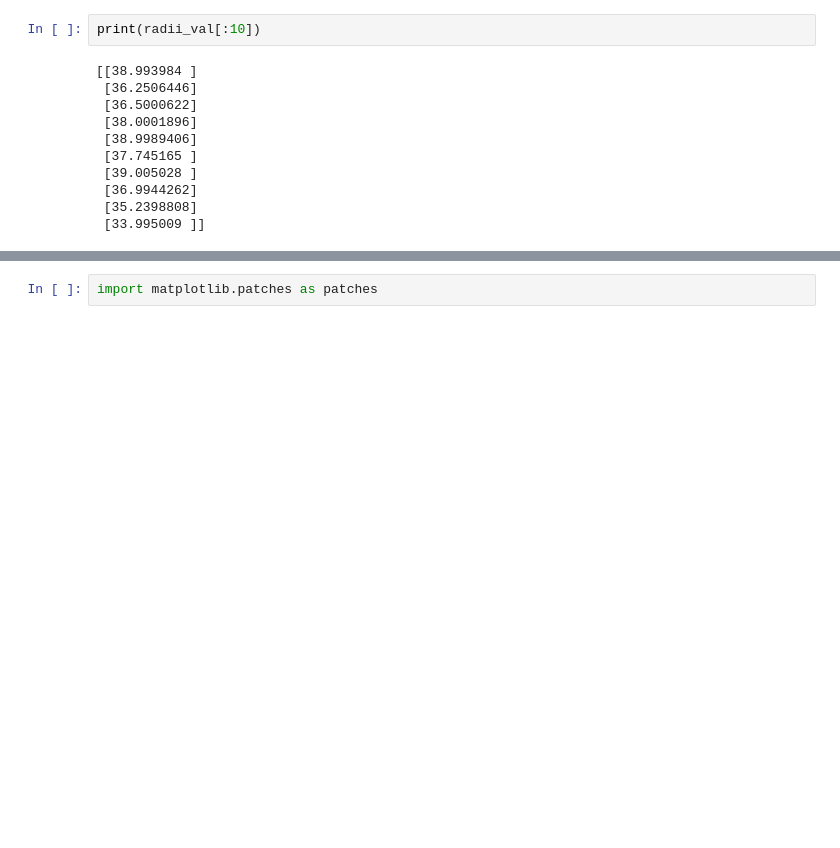
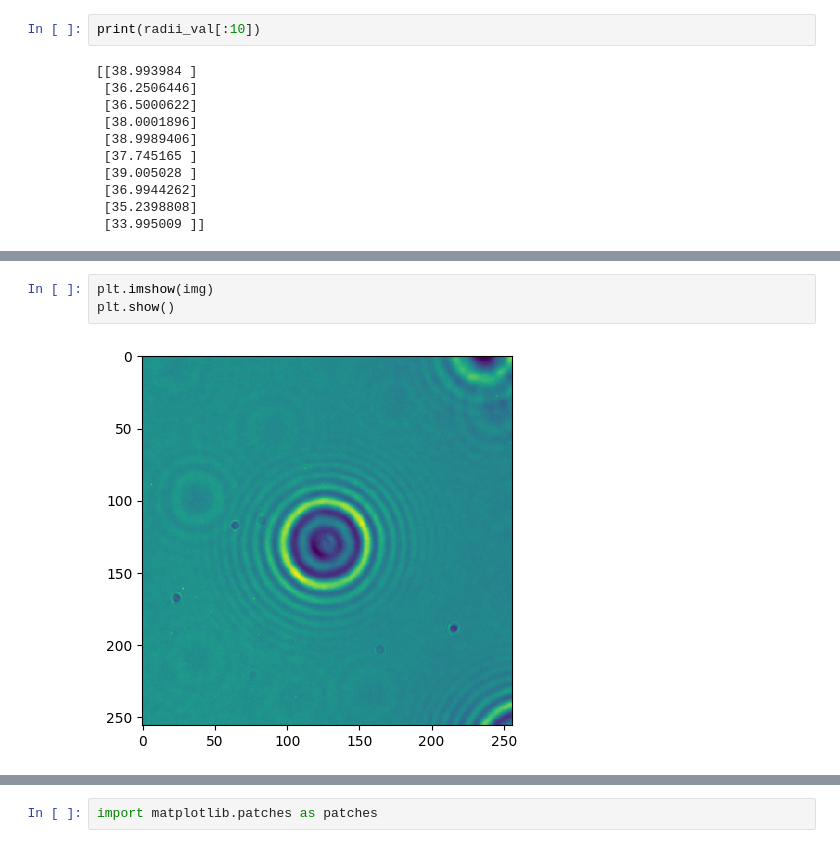
Before and after one commit to Human204/ZieduRadimas, a Jupyter notebook: autoencoders.ipynb, the cells around one changed output, grey strips where cells are left out. Saved outputs shown, nothing was run; the diff lists cells and outputs as text; blank space fills up the shorter version.

```diff
--- a/autoencoders.ipynb
+++ b/autoencoders.ipynb
@@ -540,0 +688,5 @@ WARNING:absl:Compiled the loaded model, but the compiled metrics have yet to be
+# %%
+plt.imshow(img)
+plt.show()
+# %% [output]
+[figure, added]
```
Also changed, not shown: parts of 18 cells of this notebook, 2 other files.
